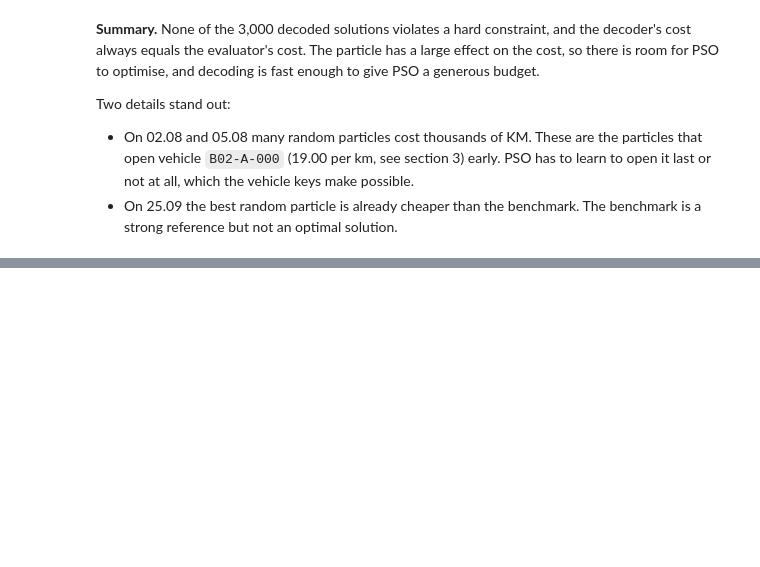
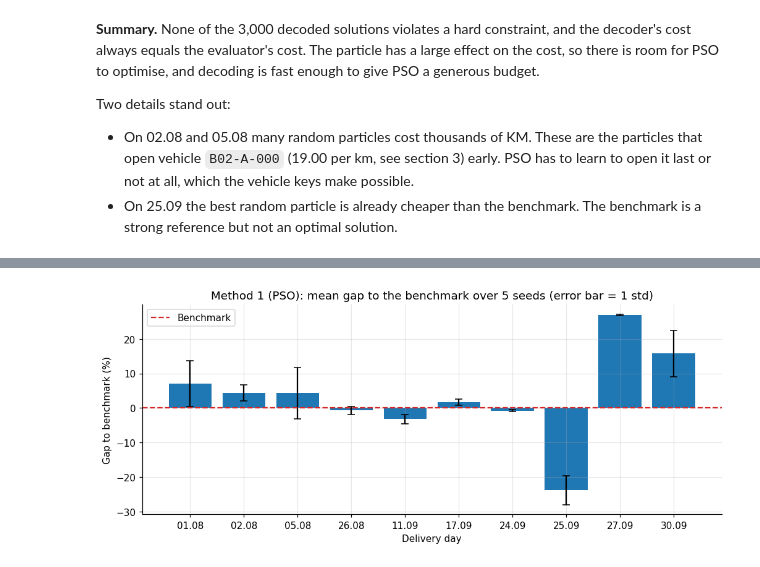
Before and after one commit to Anjar425/vrp-pso-clustering, a Jupyter notebook: notebooks/VRP.ipynb, the cells around one changed output, grey strips where cells are left out. Saved outputs shown, nothing was run; the diff lists cells and outputs as text; code cells hidden in the pictures; blank space fills up the shorter version.

```diff
--- a/notebooks/VRP.ipynb
+++ b/notebooks/VRP.ipynb
@@ -1338,0 +1908,33 @@ Two details stand out:
+# %%
+def day_table(summary):
+    g = summary.groupby("ROUTE_ID")
+    table = pd.DataFrame({
+        "route": [ROUTE_LABEL[r] for r in g.groups],
+        "cost_mean": g["COST"].mean().values,
+        "cost_std": g["COST"].std().values,
+        "cost_best": g["COST"].min().values,
+        "benchmark": g["BENCHMARK_COST"].first().values,
+        "gap_mean_%": g["GAP_%"].mean().values,
+        "gap_best_%": g["GAP_%"].min().values,
+        "vehicles": g["VEHICLES"].mean().values,
+        "unassigned": g["UNASSIGNED"].sum().values,
+        "seconds": g["SECONDS"].mean().values,
+    }, index=list(g.groups))
+    table = table.loc[ROUTE_IDS].reset_index(drop=True)
+    total = {
+        "route": "TOTAL",
+        "cost_mean": table["cost_mean"].sum(),
+        "cost_std": summary.groupby("SEED")["COST"].sum().std(),
+        "cost_best": table["cost_best"].sum(),
+        "benchmark": table["benchmark"].sum(),
+        "vehicles": table["vehicles"].sum(),
+        "unassigned": table["unassigned"].sum(),
+        "seconds": table["seconds"].sum(),
+    }
+    total["gap_mean_%"] = 100 * (total["cost_mean"] / total["benchmark"] - 1)
+    total["gap_best_%"] = 100 * (total["cost_best"] / total["benchmark"] - 1)
+    return pd.concat([table, pd.DataFrame([total])], ignore_index=True)
+
+
+m1_days = day_table(m1["summary"])
+m1_days.round(2)
@@ -1338,0 +1954,13 @@ Two details stand out:
+# %%
+fig, ax = plt.subplots(figsize=(11, 4))
+d = m1_days.iloc[:-1]
+ax.bar(labels, d["gap_mean_%"], yerr=100 * d["cost_std"] / d["benchmark"], capsize=4, color="tab:blue")
+ax.axhline(0, color="tab:red", linestyle="--", label="Benchmark")
+ax.set_xlabel("Delivery day")
+ax.set_ylabel("Gap to benchmark (%)")
+ax.set_title("Method 1 (PSO): mean gap to the benchmark over 5 seeds (error bar = 1 std)")
+ax.legend()
+save_figure(fig, "method1_gap_per_day")
+plt.show()
+# %% [output]
+[figure, added]
```
Also changed, not shown: parts of 29 cells of this notebook, 7 other files.
